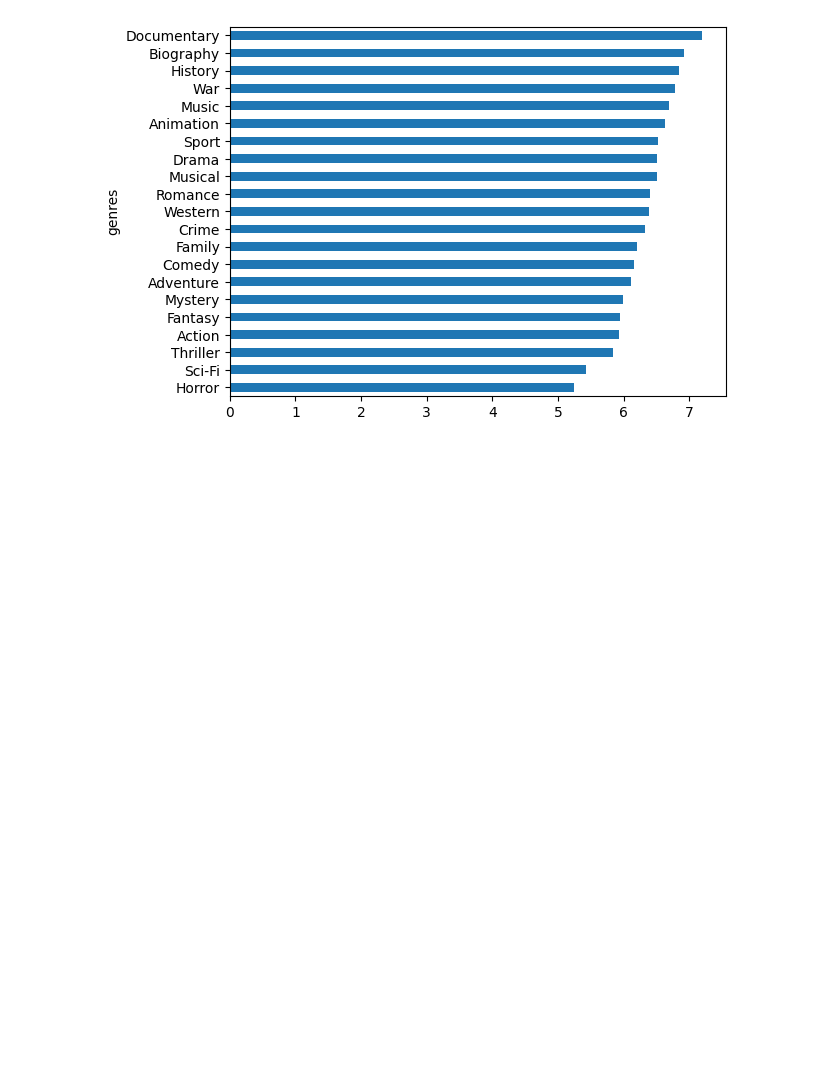
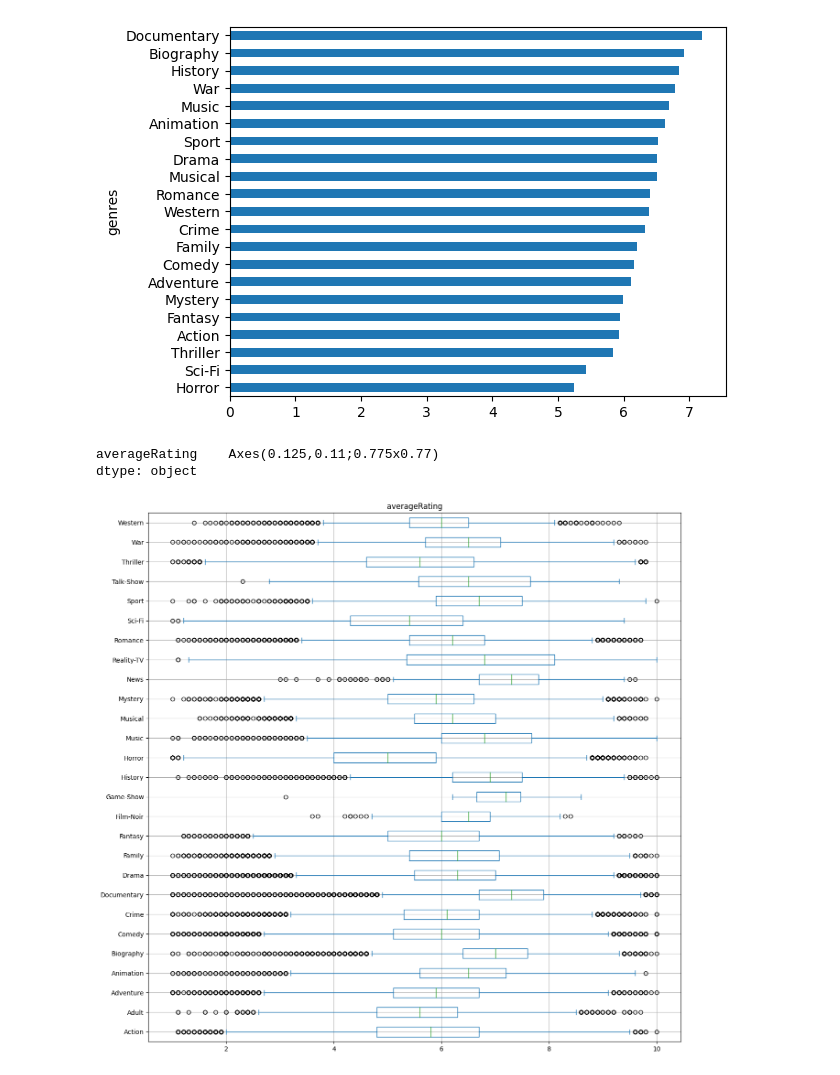
Before and after one commit to gabriel-victor933/Project-Movies-Data-Analysis, a Jupyter notebook: data_viz.ipynb, the cells around one changed output. Cells and saved outputs as stored; diff of their text form; code cells hidden in the pictures; blank space fills up the shorter version.

Commit message:
feat: box-plot average rating by genre

```diff
--- a/data_viz.ipynb
+++ b/data_viz.ipynb
@@ -249,3 +249,9 @@ rating_by_genre['mean'].sort_values().plot.barh()
 # %% [output]
 <Axes: ylabel='genres'>
 [figure]
+# %%
+movies_filtered.plot.box(column='averageRating',by='genres',figsize=(15,15), grid=True, title='',ylabel='',vert=False)
+# %% [output]
+averageRating    Axes(0.125,0.11;0.775x0.77)
+dtype: object
+[figure, added]
```
